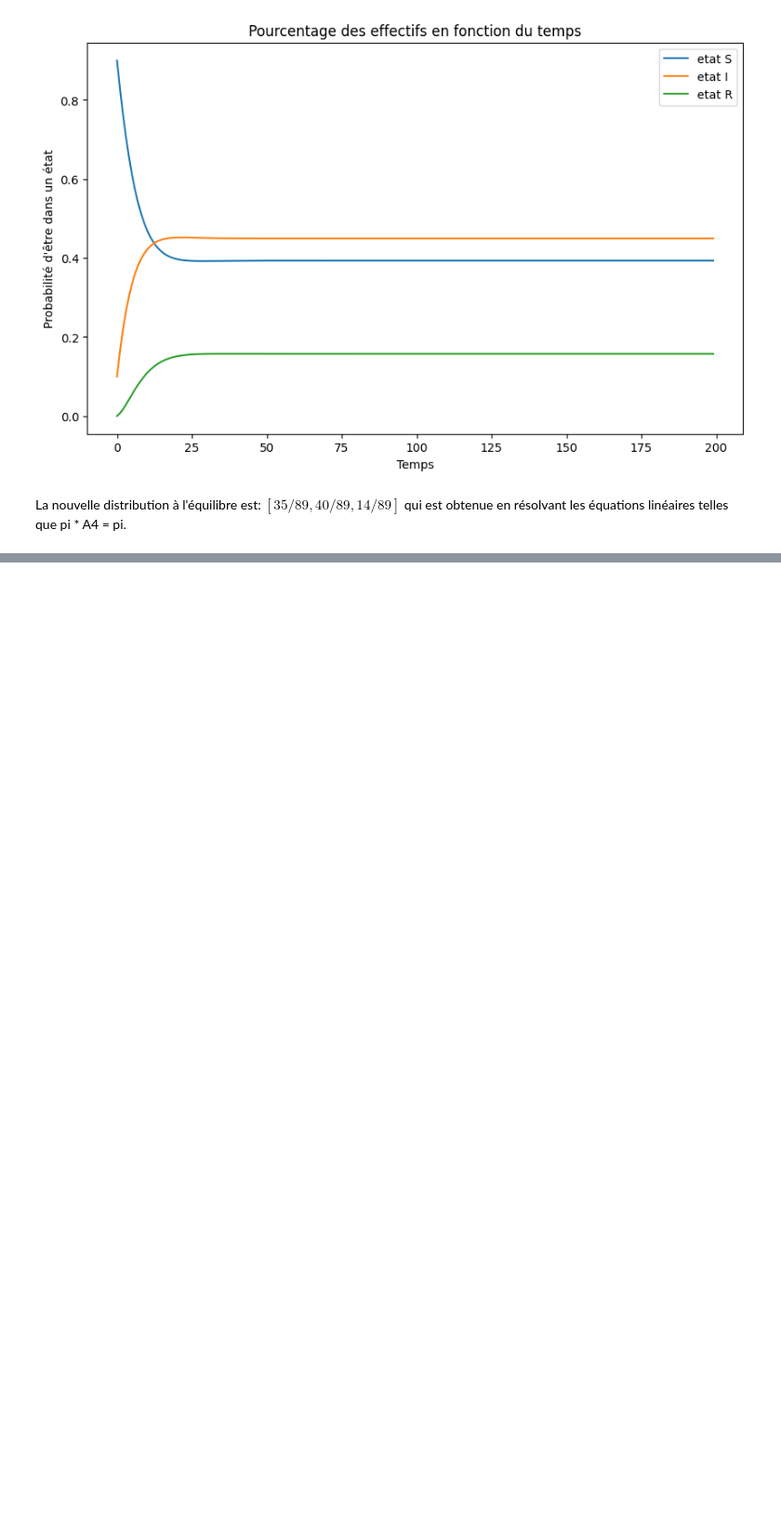
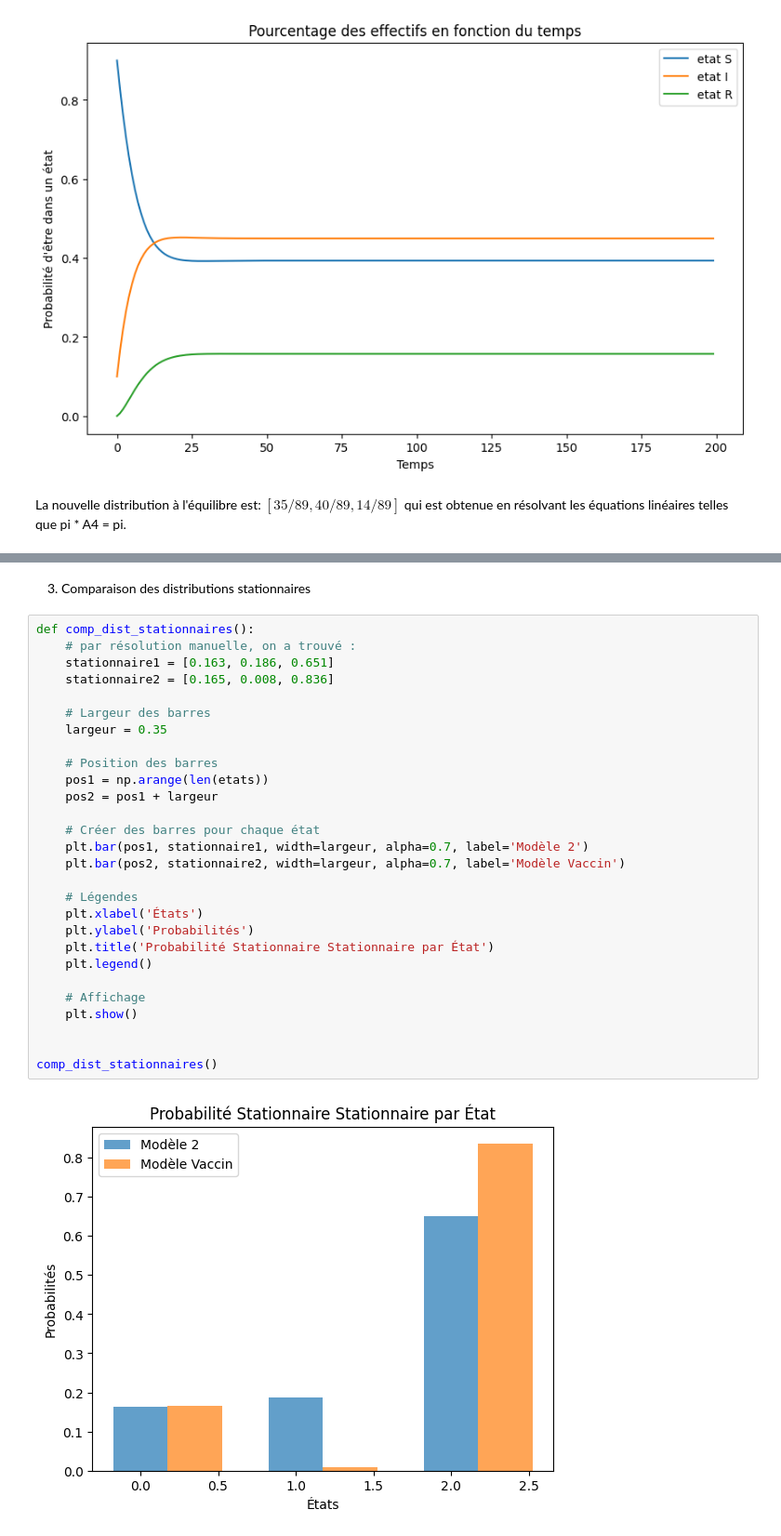
Before and after one commit to maelodie/markov, a Jupyter notebook: markov.ipynb, the cells around one changed output, grey strips where cells are left out. Shown at 93% size. Cells and saved outputs as stored; diff of their text form; blank space fills up the shorter version.

```diff
--- a/markov.ipynb
+++ b/markov.ipynb
@@ -552,0 +568,32 @@ La nouvelle distribution à l'équilibre est: $[35/89, 40/89, 14/89]$ qui est ob
+# %% [markdown]
+3. Comparaison des distributions stationnaires
+# %%
+def comp_dist_stationnaires():
+    # par résolution manuelle, on a trouvé :
+    stationnaire1 = [0.163, 0.186, 0.651]
+    stationnaire2 = [0.165, 0.008, 0.836]
+
+    # Largeur des barres
+    largeur = 0.35
+
+    # Position des barres
+    pos1 = np.arange(len(etats))
+    pos2 = pos1 + largeur
+
+    # Créer des barres pour chaque état
+    plt.bar(pos1, stationnaire1, width=largeur, alpha=0.7, label='Modèle 2')
+    plt.bar(pos2, stationnaire2, width=largeur, alpha=0.7, label='Modèle Vaccin')
+
+    # Légendes
+    plt.xlabel('États')
+    plt.ylabel('Probabilités')
+    plt.title('Probabilité Stationnaire Stationnaire par État')
+    plt.legend()
+
+    # Affichage
+    plt.show()
+
+
+comp_dist_stationnaires()
+# %% [output]
+[figure, added]
```
Also changed, not shown: parts of 3 cells of this notebook.
